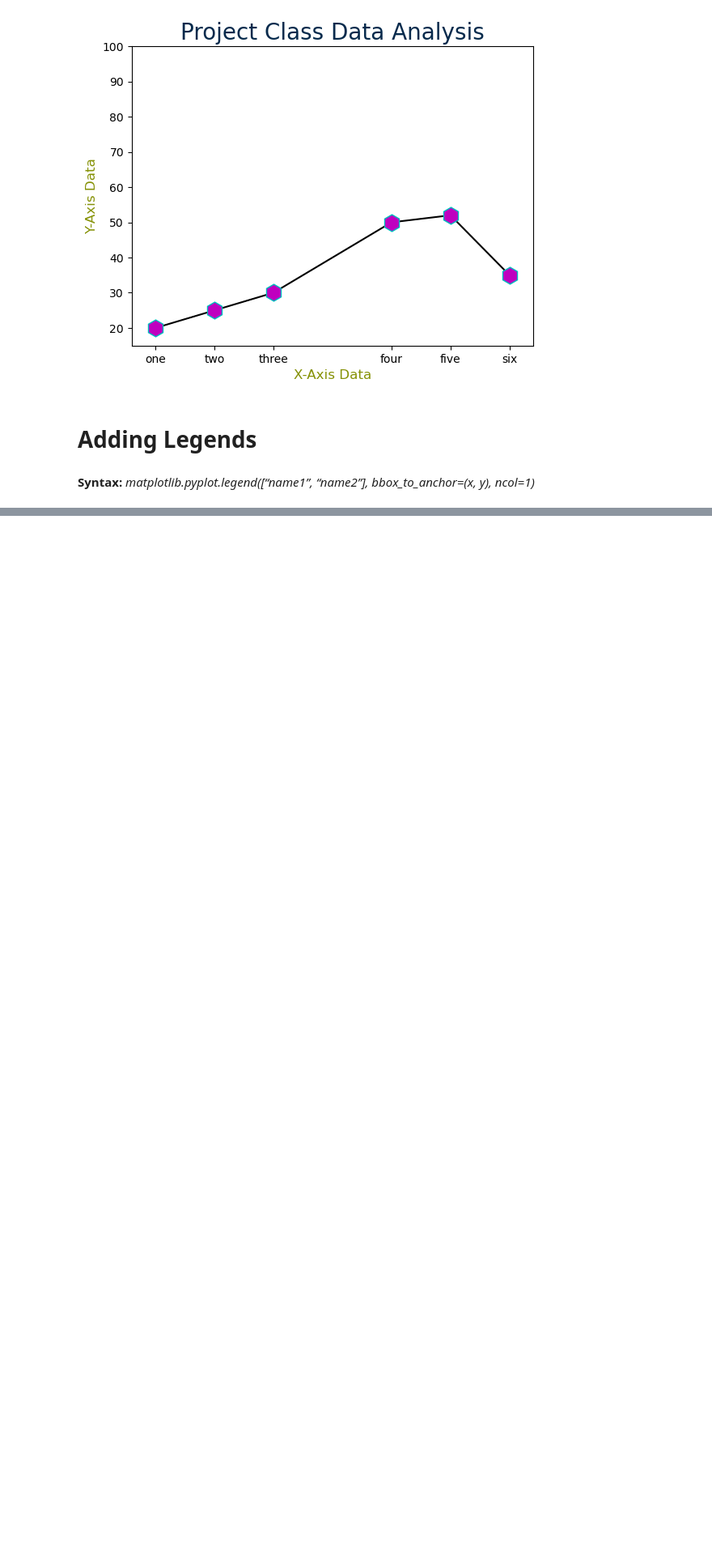
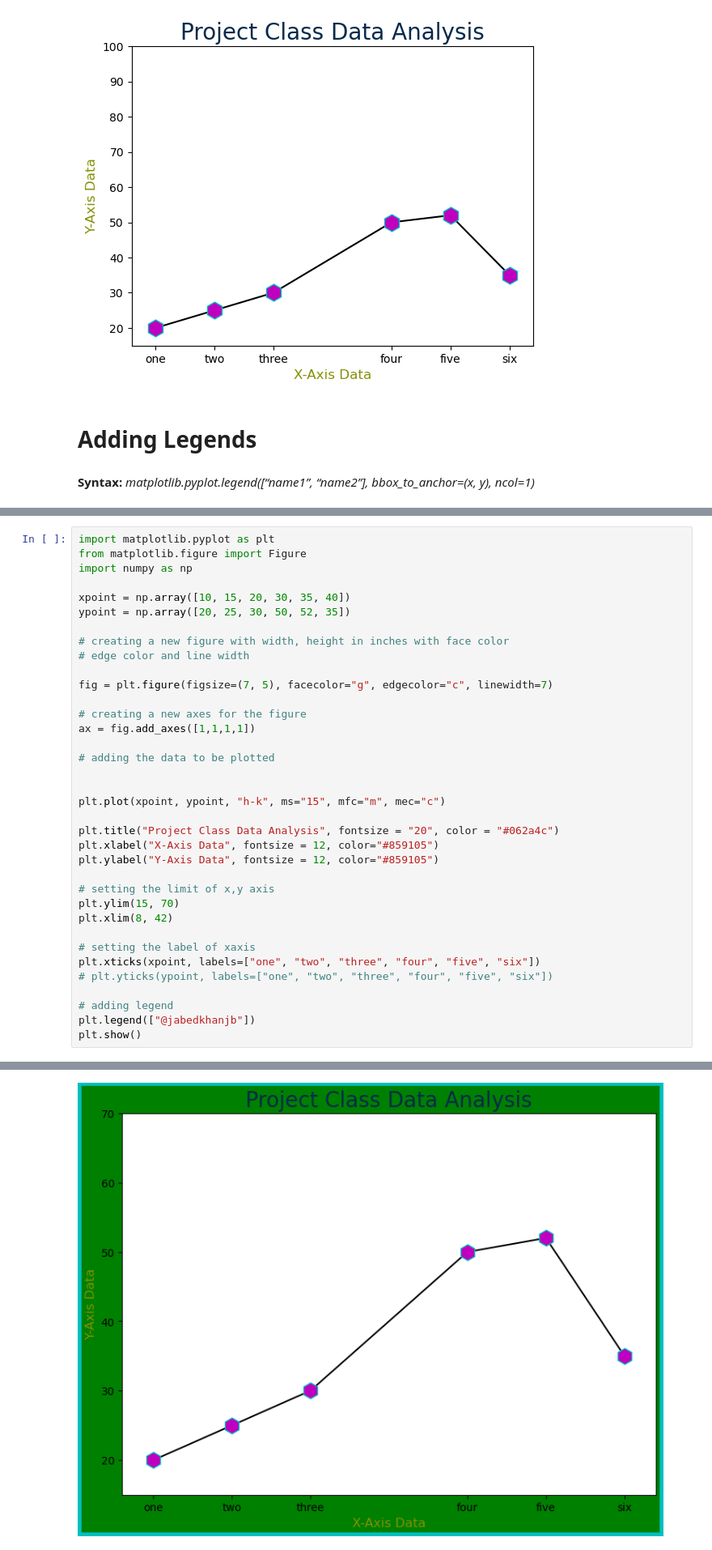
Before and after one commit to jabedkhanjb/Matplotlib, a Jupyter notebook: Matplotlib Data Analysis/Matplotlib Data Analysis.ipynb, the cells around one changed output, grey strips where cells are left out. Shown: that part at 81% size. Saved outputs shown, nothing was run; the diff lists cells and outputs as text; blank space fills up the shorter version.

```diff
--- a/Matplotlib Data Analysis/Matplotlib Data Analysis.ipynb
+++ b/Matplotlib Data Analysis/Matplotlib Data Analysis.ipynb
@@ -125,0 +89,37 @@ plt.show()
+# %%
+import matplotlib.pyplot as plt
+from matplotlib.figure import Figure
+import numpy as np
+
+xpoint = np.array([10, 15, 20, 30, 35, 40])
+ypoint = np.array([20, 25, 30, 50, 52, 35])
+
+# creating a new figure with width, height in inches with face color
+# edge color and line width
+
+fig = plt.figure(figsize=(7, 5), facecolor="g", edgecolor="c", linewidth=7)
+
+# creating a new axes for the figure
+ax = fig.add_axes([1,1,1,1])
+
+# adding the data to be plotted
+
+
+plt.plot(xpoint, ypoint, "h-k", ms="15", mfc="m", mec="c")
+
+plt.title("Project Class Data Analysis", fontsize = "20", color = "#062a4c")
+plt.xlabel("X-Axis Data", fontsize = 12, color="#859105")
+plt.ylabel("Y-Axis Data", fontsize = 12, color="#859105")
+
+# setting the limit of x,y axis
+plt.ylim(15, 70)
+plt.xlim(8, 42)
+
+# setting the label of xaxis
+plt.xticks(xpoint, labels=["one", "two", "three", "four", "five", "six"])
+# plt.yticks(ypoint, labels=["one", "two", "three", "four", "five", "six"])
+
+# adding legend
+plt.legend(["@jabedkhanjb"])
+plt.show()
+# %% [output]
@@ -125,0 +127 @@ plt.show()
+[figure, added]
```
Also changed, not shown: parts of 11 cells of this notebook.
